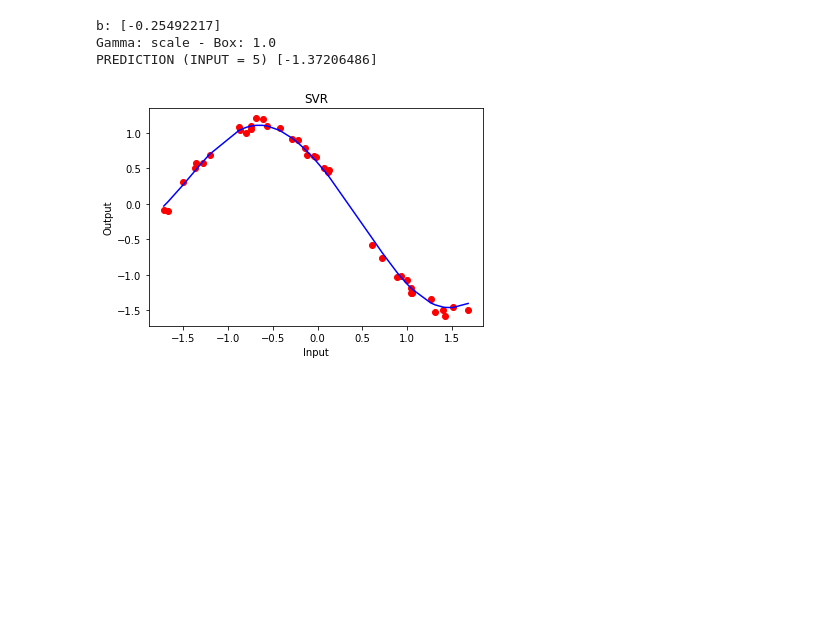
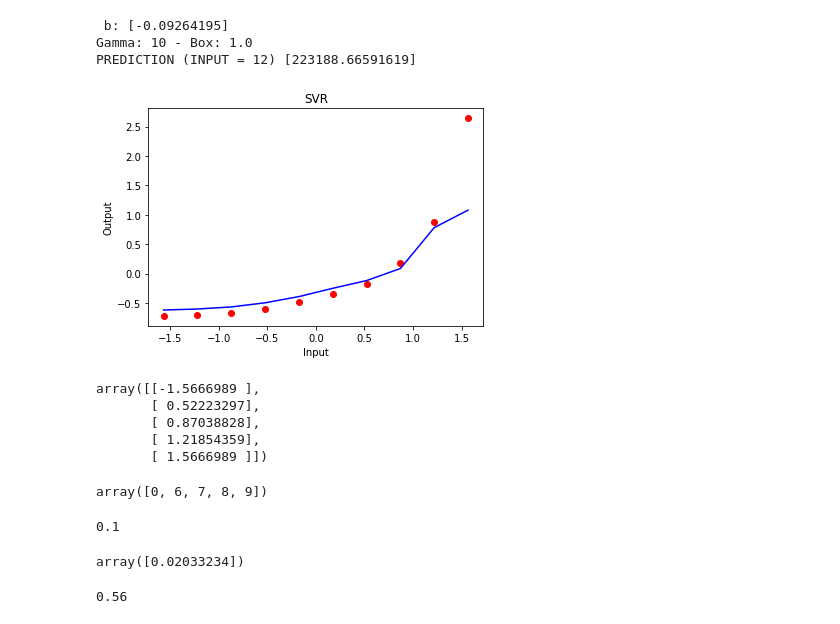
Before and after one commit to EliaPiccoli/ML-CM-Project, a Jupyter notebook: cm_scripts/prova_rbf.ipynb, the cells around one changed output. Saved outputs shown, nothing was run; the diff lists cells and outputs as text; code cells hidden in the pictures; blank space fills up the shorter version.

```diff
--- a/cm_scripts/prova_rbf.ipynb
+++ b/cm_scripts/prova_rbf.ipynb
@@ -8,17 +8,13 @@ import matplotlib.pyplot as plt
 import random
 import copy
 # %%
-x = np.vstack(np.sort(5 * np.random.rand(40, 1), axis=0))
-orig_x = copy.deepcopy(x)
-y = 10* np.sin(x)
-y += [ yi + 3 * (0.5 - np.random.rand()) for yi in y]
-# x = np.vstack(np.arange(1,11,1))
-# y = np.array([[45000],[50000],[60000],[80000],[110000],[150000],[200000],[300000],[500000],[1000000]])
+# x = np.vstack(np.arange(1,30,0.5))
+# orig_x = copy.deepcopy(x)
+# y = 10* np.sin(x)
+# y += [ yi + 3 * (0.5 - np.random.rand()) for yi in y]
+x = np.vstack(np.arange(1,11,1))
+y = np.array([[45000],[50000],[60000],[80000],[110000],[150000],[200000],[300000],[500000],[1000000]], dtype=np.float64)
 # y = [np.exp(xi) for xi in x]
 plt.scatter(x,y)
 plt.show()
-sc_X = StandardScaler()
-sc_y = StandardScaler()
-x = sc_X.fit_transform(x)
-y = sc_y.fit_transform(y)
 # %% [output]
@@ -98,0 +22,3 @@ b -= 0.1 # -eps
+# %%
+svr = SVR("rbf", {"gamma": 10})
+svr.fit(x, y, {'eps':1e-2, 'maxiter':3e3}, scaled=True)
@@ -127,38 +63,53 @@ LOSS: [0.14480748]
 # %%
-from sklearn.svm import SVR
-regressor = SVR(kernel = 'rbf',gamma=gamma)
-Y = np.hstack(y)
-X = x
-regressor.fit(X, Y)
-y_scal = sc_X.transform(np.array([[to_predict]]))
-y_pred = regressor.predict(y_scal)
-# y_pred = sc_y.inverse_transform(y_pred)
-print(f"b: {regressor.intercept_}")
+import sklearn.svm as ss
+regressor = ss.SVR(kernel = 'rbf', gamma=10)
+
+sc_X = StandardScaler()
+sc_y = StandardScaler()
+xs = sc_X.fit_transform(x)
+ys = sc_y.fit_transform(y)
+
+regressor.fit(xs, ys.ravel())
+y_pred = regressor.predict(np.array([[to_predict]]))
+print(f" b: {regressor.intercept_}")
 print(f"Gamma: {regressor.get_params()['gamma']} - Box: {regressor.get_params()['C']}")
-print(f'PREDICTION (INPUT = {to_predict})',y_pred)
-# X_grid = np.arange(min(X), max(X), 0.01) #this step required because data is feature scaled.
-# X_grid = X_grid.reshape((len(X_grid), 1))
-plt.scatter(X, y, color = 'red')
-plt.plot(X, regressor.predict(X), color = 'blue')
+print(f'PREDICTION (INPUT = {to_predict})', sc_y.inverse_transform(y_pred))
+
+plt.scatter(xs, ys, color = 'red')
+plt.plot(xs, regressor.predict(xs), color = 'blue')
 plt.title('SVR')
 plt.xlabel('Input')
 plt.ylabel('Output')
 plt.show()
 # %% [output]
-b: [-0.25492217]
-Gamma: scale - Box: 1.0
-PREDICTION (INPUT = 5) [-1.37206486]
+ b: [-0.09264195]
+Gamma: 10 - Box: 1.0
+PREDICTION (INPUT = 12) [223188.66591619]
-[figure, old version]
+[figure, new version]
 # %%
 regressor.support_vectors_
+# %% [output]
+array([[-1.5666989 ],
+       [ 0.52223297],
+       [ 0.87038828],
+       [ 1.21854359],
+       [ 1.5666989 ]])
 # %%
 regressor.support_
+# %% [output]
+array([0, 6, 7, 8, 9])
 # %%
 regressor.epsilon
+# %% [output]
+0.1
 # %%
 regressor.intercept_
+# %% [output]
+array([0.02033234])
 # %%
 params = regressor.get_params()
 params['gamma']
+# %% [output]
+0.56
 # %%
 params['C']
```
Also changed, not shown: parts of 12 cells of this notebook, 6 other files.
